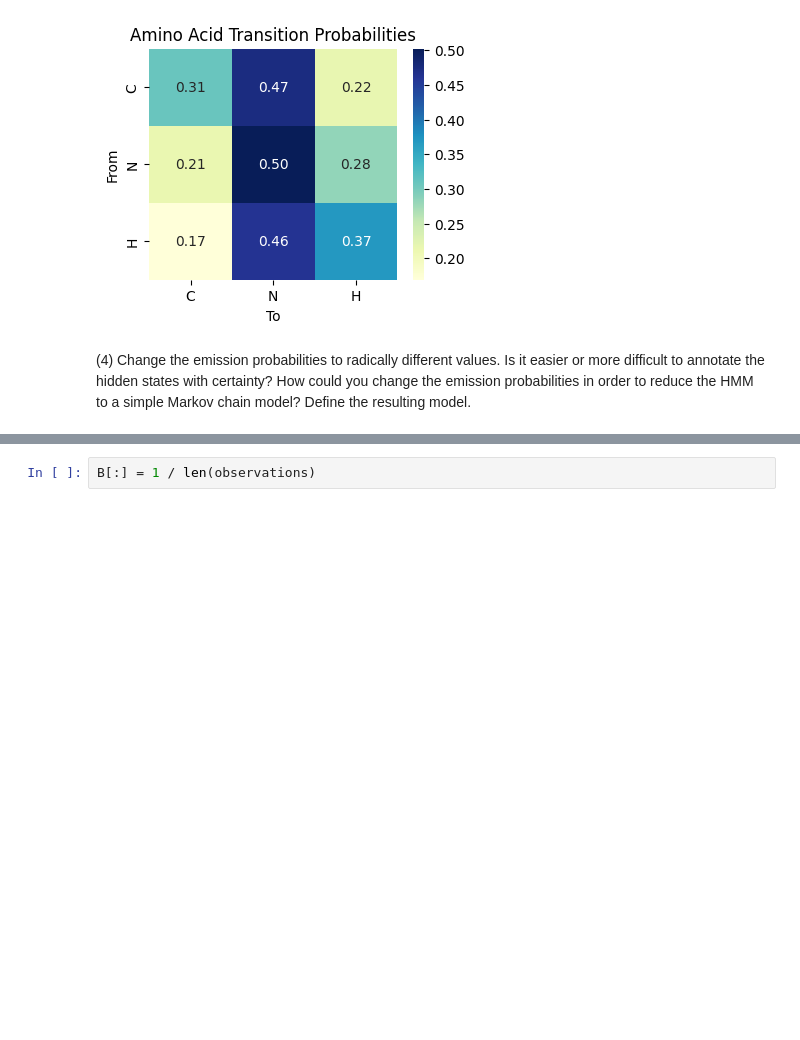
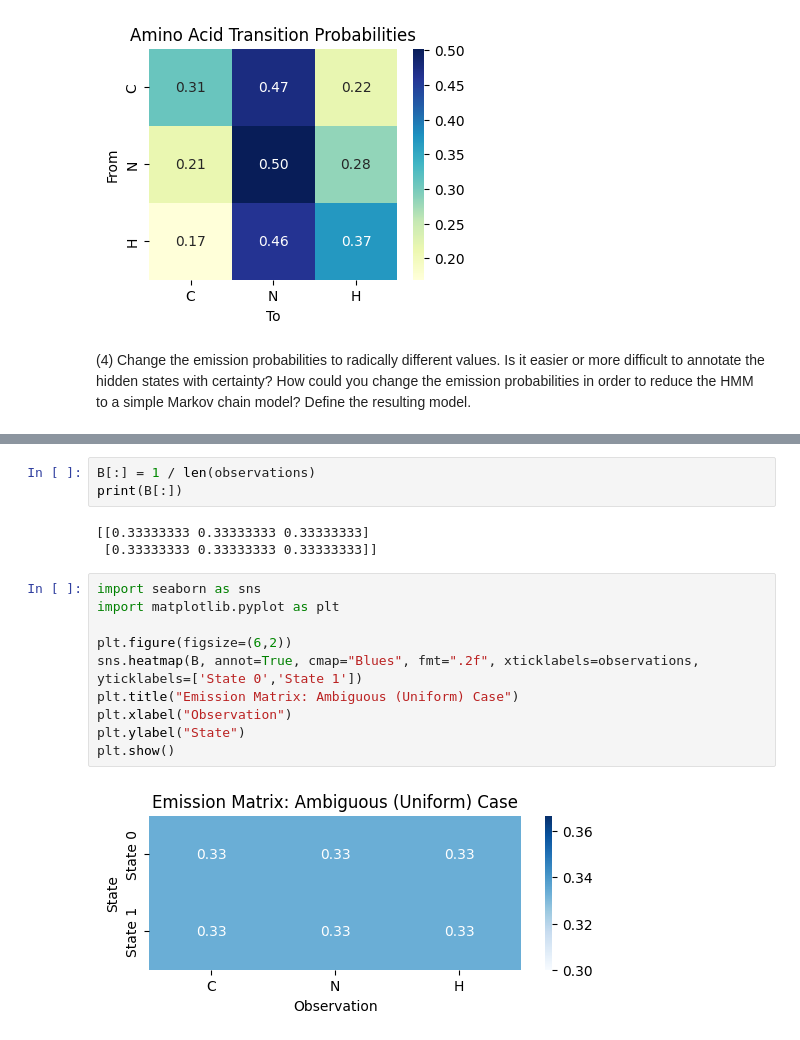
Before and after one commit to salernoelia/V5-2_secondary_structure_prediction, a Jupyter notebook: main.ipynb, the cells around one changed output, grey strips where cells are left out. Saved outputs shown, nothing was run; the diff lists cells and outputs as text; blank space fills up the shorter version.

```diff
--- a/main.ipynb
+++ b/main.ipynb
@@ -169,2 +179,18 @@ Markov chain model? Define the resulting model.
 # %%
 B[:] = 1 / len(observations)
+print(B[:])
+# %% [output]
+[[0.33333333 0.33333333 0.33333333]
+ [0.33333333 0.33333333 0.33333333]]
+# %%
+import seaborn as sns
+import matplotlib.pyplot as plt
+
+plt.figure(figsize=(6,2))
+sns.heatmap(B, annot=True, cmap="Blues", fmt=".2f", xticklabels=observations, yticklabels=['State 0','State 1'])
+plt.title("Emission Matrix: Ambiguous (Uniform) Case")
+plt.xlabel("Observation")
+plt.ylabel("State")
+plt.show()
+# %% [output]
+[figure, added]
```
Also changed, not shown: parts of 2 cells of this notebook, 1 other file.
